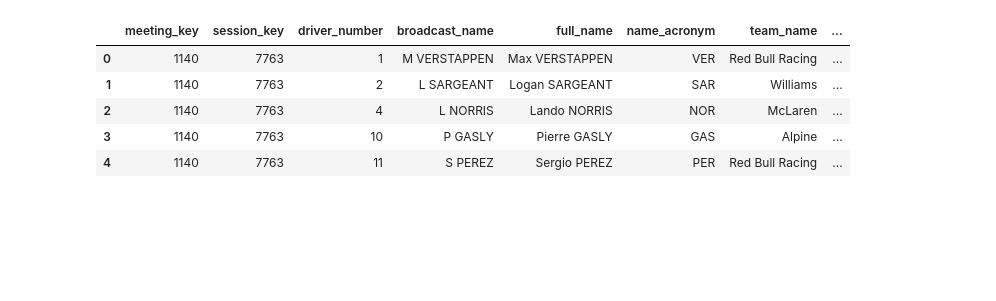
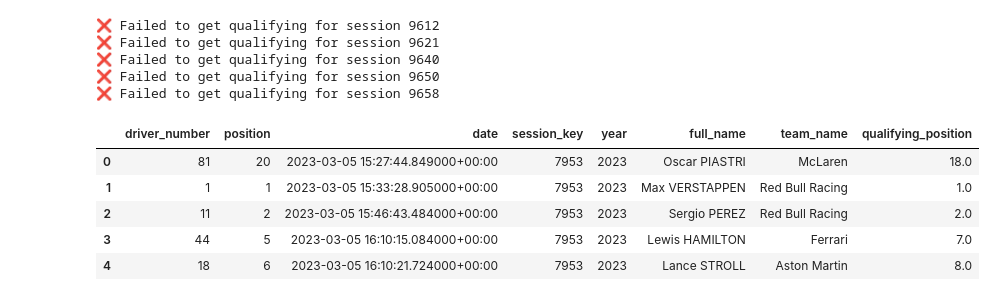
Before and after one commit to jordan-kesner/f1-modeling, a Jupyter notebook: notebooks/01-get-f1-data.ipynb, the cells around one changed output. Cells and saved outputs as stored; diff of their text form; code cells hidden in the pictures; blank space fills up the shorter version.

```diff
--- a/notebooks/01-get-f1-data.ipynb
+++ b/notebooks/01-get-f1-data.ipynb
@@ -90,9 +162,53 @@ drivers = pd.DataFrame(requests.get("https://api.openf1.org/v1/drivers").json())
+# %%
+# Get session metadata so we can map qualifying -> race
+sessions_all = pd.DataFrame(
+    requests.get("https://api.openf1.org/v1/sessions").json()
+)
+
+# Map race session_keys to their meeting_keys
+race_meetings = race_df[["session_key"]].drop_duplicates().merge(
+    sessions_all[["session_key", "meeting_key", "session_type"]],
+    on="session_key",
+    how="left"
+)
+
+# Build race_key → qual_key mapping
+race_to_qual = {}
+for mk in race_meetings["meeting_key"].unique():
+    sess_subset = sessions_all[sessions_all["meeting_key"] == mk]
+    race_row = sess_subset[sess_subset["session_type"] == "Race"]
+    qual_row = sess_subset[sess_subset["session_type"] == "Qualifying"]
+
+    if not race_row.empty and not qual_row.empty:
+        race_key = race_row["session_key"].values[0]
+        qual_key = qual_row["session_key"].values[0]
+        race_to_qual[race_key] = qual_key
+
+# Pull qualifying positions and merge
+qualifying_results = []
+
+for race_key, qual_key in race_to_qual.items():
+    qpos = getQualifyingPosition(qual_key)
+    if not qpos.empty:
+        qpos["session_key"] = race_key  # match to race session
+        qualifying_results.append(qpos)
+
+qual_df = pd.concat(qualifying_results, ignore_index=True)
+
+# Merge into your race_df
+race_df = race_df.merge(qual_df, on=["session_key", "driver_number"], how="left")
+# %% [output]
+❌ Failed to get qualifying for session 9612
+❌ Failed to get qualifying for session 9621
+❌ Failed to get qualifying for session 9640
+❌ Failed to get qualifying for session 9650
+❌ Failed to get qualifying for session 9658
 # %%
-drivers.head()
+race_df.head()
 # %% [output]
-|  | meeting_key | session_key | driver_number | broadcast_name | full_name | name_acronym | team_name | ... |
-| 0 | 1140 | 7763 | 1 | M VERSTAPPEN | Max VERSTAPPEN | VER | Red Bull Racing | ... |
-| 1 | 1140 | 7763 | 2 | L SARGEANT | Logan SARGEANT | SAR | Williams | ... |
-| 2 | 1140 | 7763 | 4 | L NORRIS | Lando NORRIS | NOR | McLaren | ... |
-| 3 | 1140 | 7763 | 10 | P GASLY | Pierre GASLY | GAS | Alpine | ... |
-| 4 | 1140 | 7763 | 11 | S PEREZ | Sergio PEREZ | PER | Red Bull Racing | ... |
+|  | driver_number | position | date | session_key | year | full_name | team_name | qualifying_position |
+| 0 | 81 | 20 | 2023-03-05 15:27:44.849000+00:00 | 7953 | 2023 | Oscar PIASTRI | McLaren | 18.0 |
+| 1 | 1 | 1 | 2023-03-05 15:33:28.905000+00:00 | 7953 | 2023 | Max VERSTAPPEN | Red Bull Racing | 1.0 |
+| 2 | 11 | 2 | 2023-03-05 15:46:43.484000+00:00 | 7953 | 2023 | Sergio PEREZ | Red Bull Racing | 2.0 |
+| 3 | 44 | 5 | 2023-03-05 16:10:15.084000+00:00 | 7953 | 2023 | Lewis HAMILTON | Ferrari | 7.0 |
+| 4 | 18 | 6 | 2023-03-05 16:10:21.724000+00:00 | 7953 | 2023 | Lance STROLL | Aston Martin | 8.0 |
```
Also changed, not shown: parts of 31 cells of this notebook, 1 other file.
